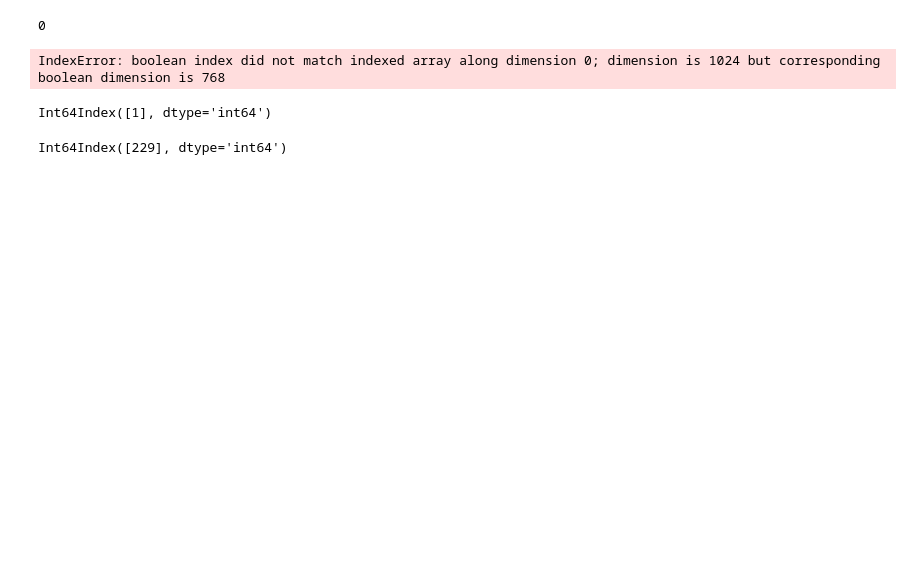
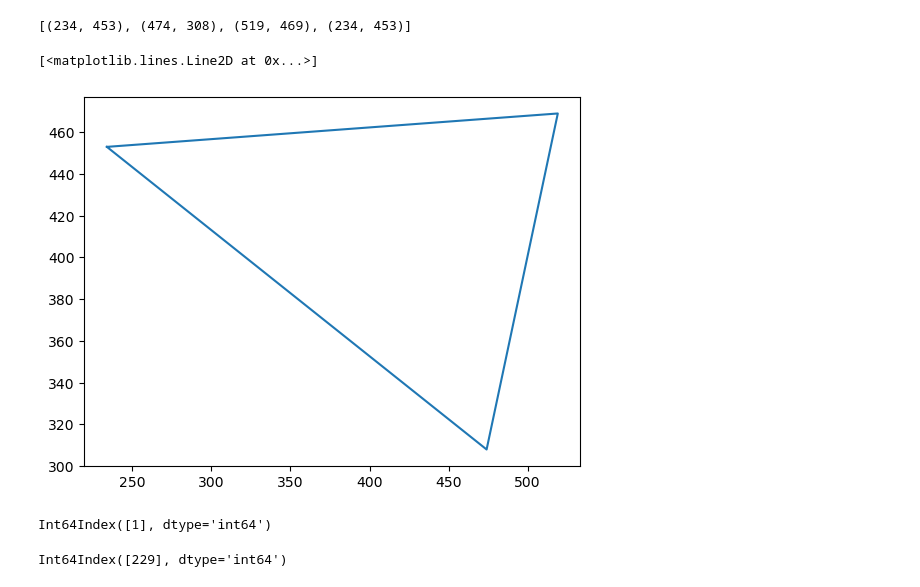
Before and after one commit to mShaldzhiyan/test_task_big, a Jupyter notebook: main.ipynb, the cells around one changed output. Saved outputs shown, nothing was run; the diff lists cells and outputs as text; code cells hidden in the pictures; blank space fills up the shorter version.

```diff
--- a/main.ipynb
+++ b/main.ipynb
@@ -220,0 +221,3 @@ df['mask_prolonged_shorts'] = mask_prolonged_shorts
+# %%
+IMGSIZE = df.image[0].shape[0:2]
+IMGSIZE
@@ -220,0 +226,9 @@ df['mask_prolonged_shorts'] = mask_prolonged_shorts
+# %%
+def mask_from_point(point):
+    mask = np.zeros(IMGSIZE, dtype=np.uint8)
+    point = np.int0(point)
+    mask[point[1], point[0]] = 1
+    return mask
+# %%
+df['mask_left_ankle'] = [mask_from_point(a) for a in df.left_ankles_anchors]
+df['mask_right_ankle'] = [mask_from_point(a) for a in df.right_ankles_anchors]
@@ -220,0 +246,4 @@ df['mask_prolonged_shorts'] = mask_prolonged_shorts
+# %%
+ANKLE_DISTANCE = 100
+df['left_ankles_anchors'] = df.left_ankles.apply(lambda x: (x[0]-ANKLE_DISTANCE, x[1]))
+df['right_ankles_anchors'] = df.right_ankles.apply(lambda x: (x[0]+ANKLE_DISTANCE, x[1]))
@@ -224,7 +259,4 @@ def apply_mask(img, mask):
     return Image.fromarray(img)
 # %%
 tqdm._instances.clear()
-processed_prolonged_shorts_parallel = [apply_mask(a, b) for a, b in tqdm(zip(images, shorts))]
+processed_prolonged_shorts_parallel = [apply_mask(a, b) for a, b in tqdm(zip(df.image, df.mask_prolonged_shorts))]
-# %% [output]
-0
-IndexError: boolean index did not match indexed array along dimension 0; dimension is 1024 but corresponding boolean dimension is 768
@@ -235,0 +263,5 @@ IndexError: boolean index did not match indexed array along dimension 0; dimensi
+# %%
+coords = [tuple(a) for a in coords]
+coords
+# %% [output]
+[(234, 453), (474, 308), (519, 469), (234, 453)]
@@ -236,3 +277,20 @@ IndexError: boolean index did not match indexed array along dimension 0; dimensi
+# %%
+coords = [
+    # top_left, top_right, bottom_right, bottom_left
+    df.boxes_shorts[1][0],
+    df.boxes_shorts[1][1],
+    # np.int0(df.right_ankles_anchors[0]),
+    df.boxes_shorts[1][2],
+    df.boxes_shorts[1][3],
+    # np.int0(df.left_ankles_anchors[0]),
+
+]
+xs, ys = zip(*coords)
+plt.figure()
+plt.plot(xs, ys)
+# %% [output]
+[<matplotlib.lines.Line2D at 0x...>]
+[figure, added]
 # %%
 # save processed_images to /preprocessed
 SAVE_PROCESSED = True
```
Also changed, not shown: parts of 16 cells of this notebook.
